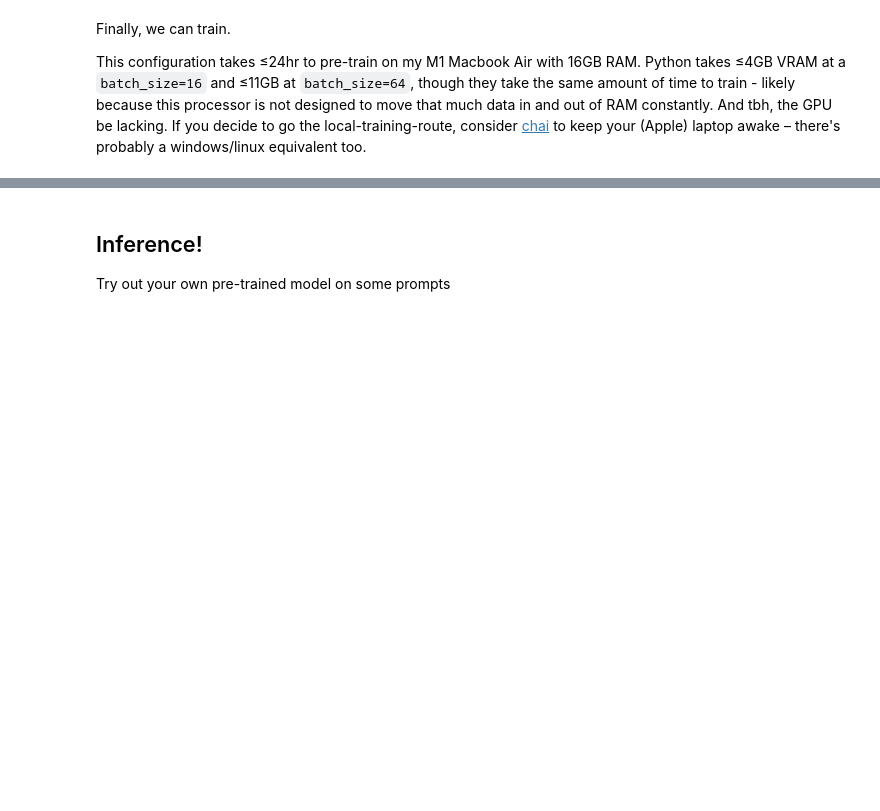
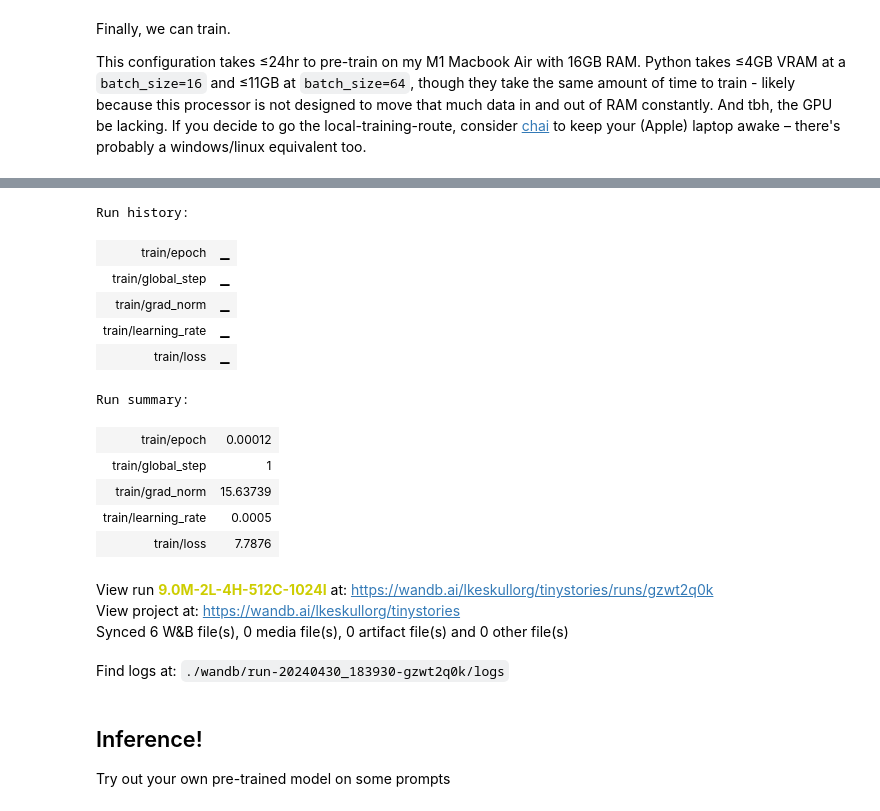
Before and after one commit to AISE-TUDelft/tiny-transformers, a Jupyter notebook: code/lauri common/pre_train.ipynb, the cells around one changed output, grey strips where cells are left out. Saved outputs shown, nothing was run; the diff lists cells and outputs as text; code cells hidden in the pictures; blank space fills up the shorter version.

Commit message:
debug setup for training

```diff
--- a/code/lauri common/pre_train.ipynb
+++ b/code/lauri common/pre_train.ipynb
@@ -268,3 +210,22 @@ NameError: name 'wandb' is not defined
+# %%
+wandb.finish()
+# %% [output]
+Run history:
+| train/epoch | ▁ |
+| train/global_step | ▁ |
+| train/grad_norm | ▁ |
+| train/learning_rate | ▁ |
+| train/loss | ▁ |
+Run summary:
+| train/epoch | 0.00012 |
+| train/global_step | 1 |
+| train/grad_norm | 15.63739 |
+| train/learning_rate | 0.0005 |
+| train/loss | 7.7876 |
+View run 9.0M-2L-4H-512C-1024I at: https://wandb.ai/lkeskullorg/tinystories/runs/gzwt2q0k
+View project at: https://wandb.ai/lkeskullorg/tinystories
+Synced 6 W&B file(s), 0 media file(s), 0 artifact file(s) and 0 other file(s)
+Find logs at: ./wandb/run-20240430_183930-gzwt2q0k/logs
 # %% [markdown]
 ## Inference!
 Try out your own pre-trained model on some prompts
```
Also changed, not shown: parts of 13 cells of this notebook, 1 other file.
